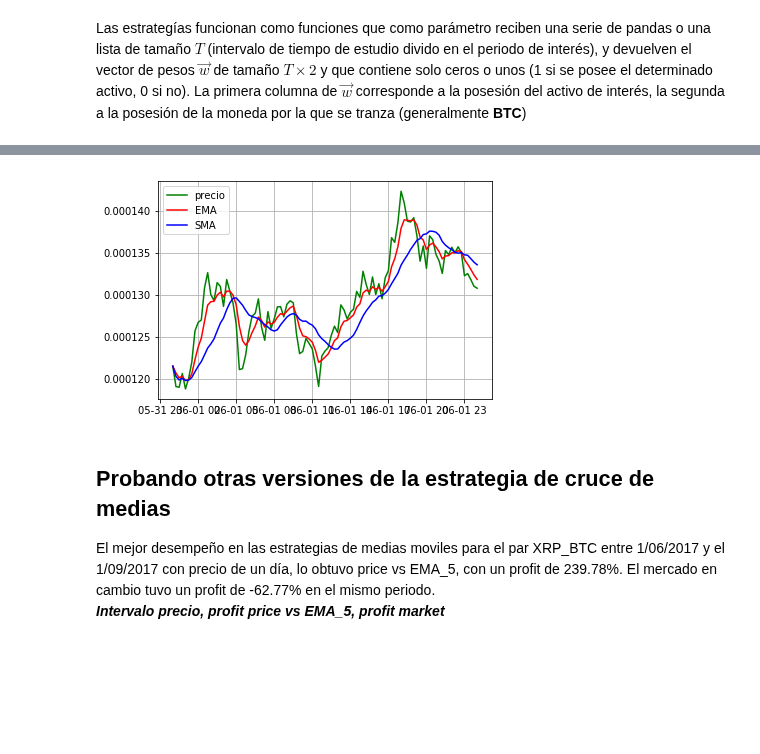
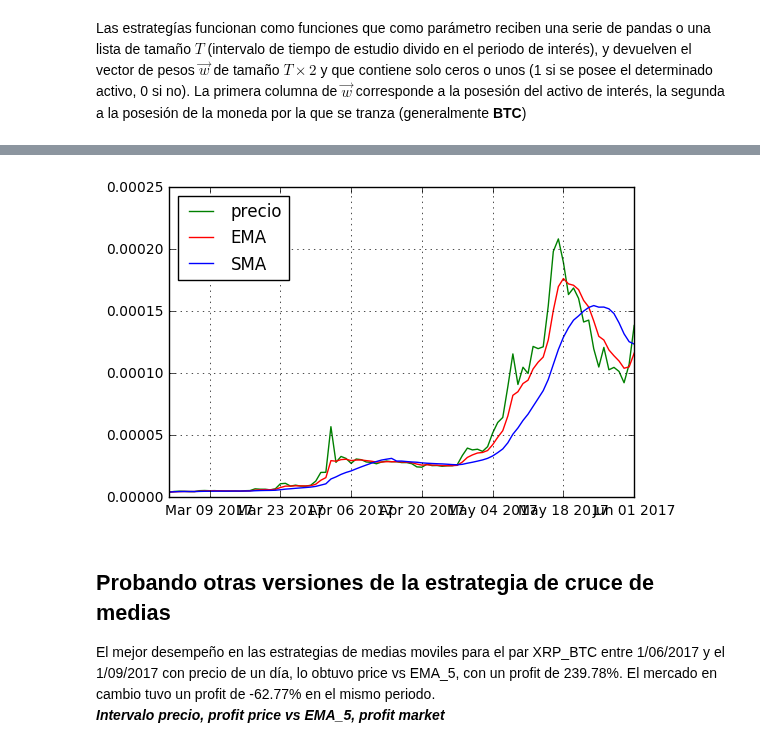
Before and after one commit to ADCryptoSolutions/adcb, a Jupyter notebook: Bot organizado.ipynb, the cells around one changed output, grey strips where cells are left out. Saved outputs shown, nothing was run; the diff lists cells and outputs as text; code cells hidden in the pictures; blank space fills up the shorter version.

```diff
--- a/Bot organizado.ipynb
+++ b/Bot organizado.ipynb
@@ -12,9 +12,9 @@ polo = Poloniex()
 # historyData es una lista de diccionarios python
 # candlestick period in seconds; valid values are 300, 900, 1800, 7200, 14400, and 86400
 historyData = polo.returnChartData(currencyPair="BTC_XRP",
-                     start=string2ts("2017-06-01 00:00:00"),
-                     end=string2ts("2017-06-02 00:00:00"),
-                     period=900)
+                     start=string2ts("2017-03-01 00:00:00"),
+                     end=string2ts("2017-06-01 10:00:00"),
+                     period=3600*24)
 
 # Guardando los datos como lista de diccionarios en un archivo de texto
 # esto permite acceder a ellos y trabajar como data frame offline
@@ -111,11 +111,20 @@ def estrategiaEMAvsSMA(serie, smaPeriod=13,emaPeriod=5):
 
 
 w = estrategiaEMAvsSMA(df['close'])
-relativeReturn, vecReturn = profit(w["w"],df["close"])
+relativeReturn, vecReturn = profit(w)
 
 #plt.plot(df.index,vecReturn,'g',label='retorno')
 
 
 print 'El retorno relativo con la estrategia EMA5 VS SMA20 fue: %s'%(relativeReturn*100)
-print w[w["orders"] != "WAIT"]
+# Creando nueva columna con los precios
+w["price_profit"] = w["price"]
+# para la fila en que orders es BUY el precio será negativo
+w.loc[w["orders"] == "BUY","price_profit"] = w[w["orders"] == "BUY"]["price"]*-1
+# para la fila en que orders es WAIT el preico será 0
+w.loc[w["orders"] == "WAIT","price_profit"] = 0
+# se restan todos los precios de compra de los precios de venta y se divide entre el primer precio de compra
+w["return"] = (w["price_profit"].cumsum()/w[w["orders"] == "BUY"]["price"][0])*100
+print w[w["orders"] == "BUY"]["price"][0]
+print w.head(50)
 # %% [output]
@@ -137,4 +148,4 @@ date
-[figure, old version]
+[figure, new version]
 # %% [markdown]
 ## Probando otras versiones de la estrategia de cruce de medias
 
```
Also changed, not shown: parts of 8 cells of this notebook, 3 other files.
